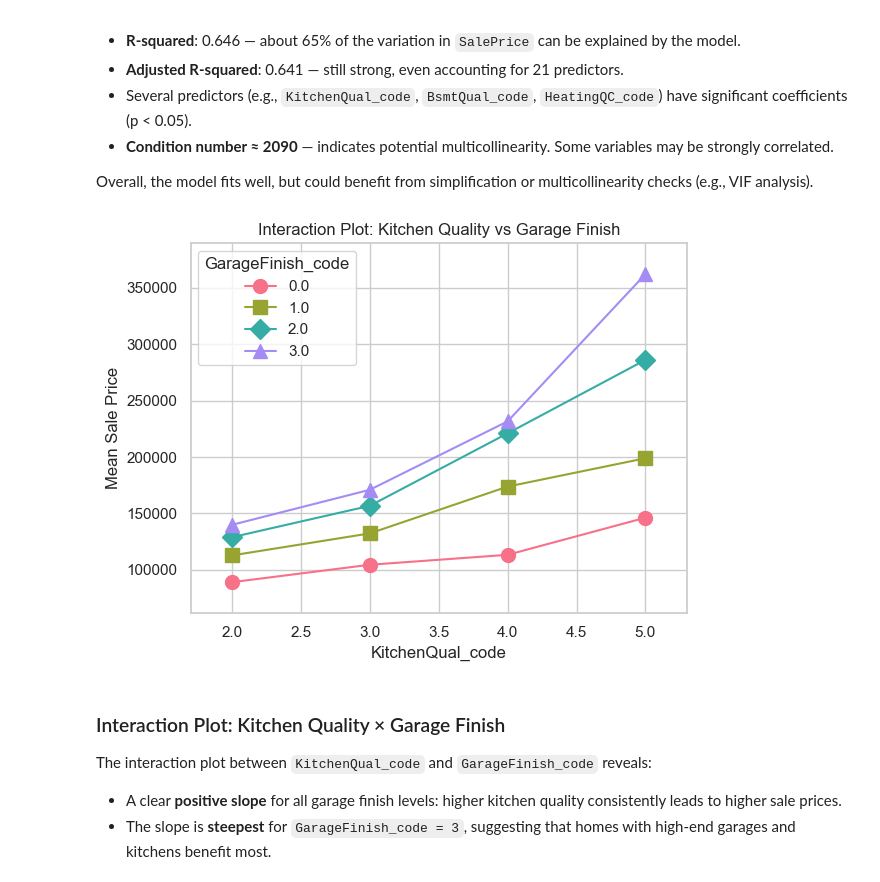
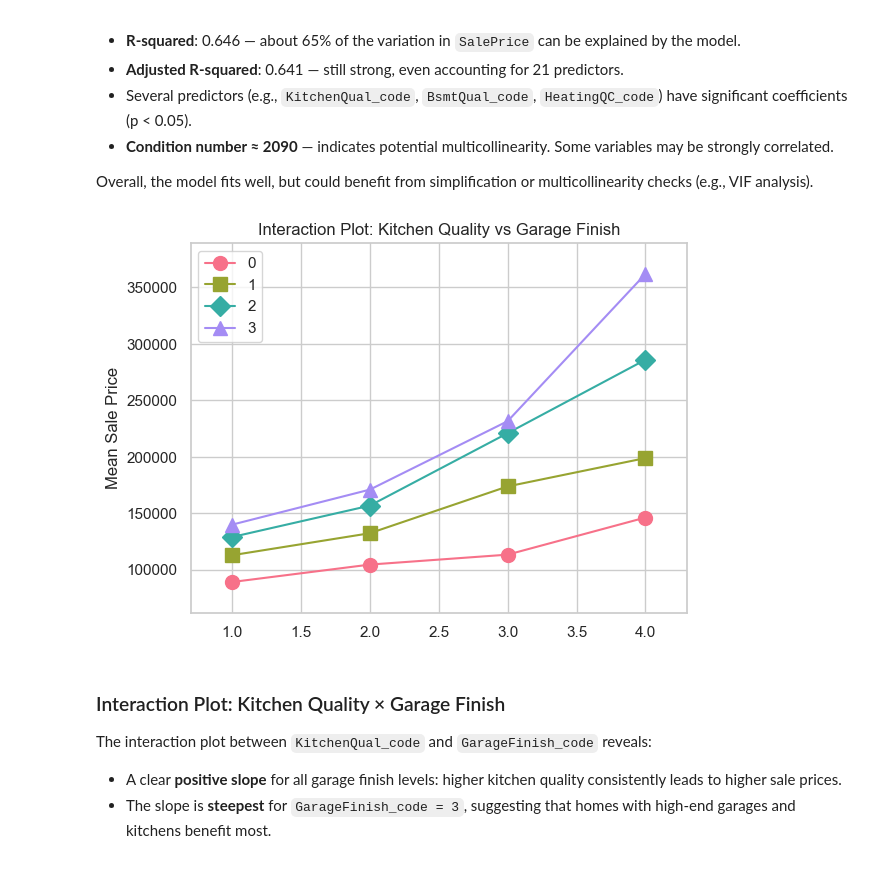
Before and after one commit to HardyUnine/House-Prices-Model, a Jupyter notebook: notebooks/2_factorial_design_anova.ipynb, the cells around one changed output. Saved outputs shown, nothing was run; the diff lists cells and outputs as text; code cells hidden in the pictures.

Commit message:
2 with clean train

```diff
--- a/notebooks/2_factorial_design_anova.ipynb
+++ b/notebooks/2_factorial_design_anova.ipynb
@@ -124,6 +131,8 @@ Data columns (total 81 columns):
  80  SalePrice      1460 non-null   int64
 dtypes: category(46), float64(3), int64(32)
 memory usage: 477.3 KB
+# %%
+cf[col_to_fill] = cf[col_to_fill].fillna('NA')
 # %%
 # Load cleaned data
 df = pd.read_csv("../data/clean_reclean/ordinal_numerized_cleaned.csv")
@@ -157,14 +166,28 @@ memory usage: 228.3 KB
 # Define top 6 binary/ordinal features (from previous selection)
 # Euh elle est où la sélection ?
 # C'est parce que ces variables vont de 1 à 5 ?
-features = [
-    'ExterQual_code',
-    'KitchenQual_code',
-    'BsmtQual_code',
-    'GarageFinish_code',
-    'HeatingQC_code',
-    'BsmtExposure_code'
-]
+# features = [
+#     'ExterQual_code',
+#     'KitchenQual_code',
+#     'BsmtQual_code',
+#     'GarageFinish_code',
+#     'HeatingQC_code',
+#     'BsmtExposure_code'
+# ]
 
 # Drop rows with missing SalePrice or selected features (should already be clean, but just in case)
-df = df.dropna(subset=features + ['SalePrice'])
+# df = df.dropna(subset=features + ['SalePrice'])
+features = [
+    'ExterQual',
+    'KitchenQual',
+    'BsmtQual',
+    'GarageFinish',
+    'HeatingQC',
+    'BsmtExposure'
+]
+if 'Id' in cf.columns:
+    cf = cf.drop(columns=['Id'])
+cf4 = pd.read_csv("../data/raw/new_train.csv")
+cf4.info()
+# df = cf4.dropna(subset=features + ['SalePrice'])
+df = cf.dropna(subset=features + ['SalePrice'])
@@ -304,30 +345,33 @@ Overall, the model fits well, but could benefit from simplification or multicoll
 # %%
 from statsmodels.graphics.factorplots import interaction_plot
 
 # Get the number of unique levels in GarageFinish_code
-n_levels = df['GarageFinish_code'].nunique()
+# n_levels = df['GarageFinish_code'].nunique()
+n_levels = df['GarageFinish'].nunique()
 # Generate enough markers and colors
 import itertools
 default_markers = ['o', 's', 'D', '^', 'v', '<', '>', 'p', '*', 'h', '+', 'x']
 default_colors = sns.color_palette("husl", n_levels)
 markers = list(itertools.islice(itertools.cycle(default_markers), n_levels))
 
 # Example interaction plot: Kitchen vs. Garage
+# df['KitchenQual'],
+# df['GarageFinish'],
 interaction_plot(
-    df['KitchenQual_code'],
-    df['GarageFinish_code'],
+    df['KitchenQual'].cat.codes,
+    df['GarageFinish'].cat.codes,
     df['SalePrice'],
     colors=default_colors,
     markers=markers,
     ms=10
 )
 plt.title("Interaction Plot: Kitchen Quality vs Garage Finish")
 plt.ylabel("Mean Sale Price")
 plt.xticks(rotation=0)
 plt.grid(True)
 plt.show()
 # %% [output]
-[figure, old version]
+[figure, new version]
 # %% [markdown]
 ### Interaction Plot: Kitchen Quality × Garage Finish
 
```
Also changed, not shown: parts of 12 cells of this notebook.
